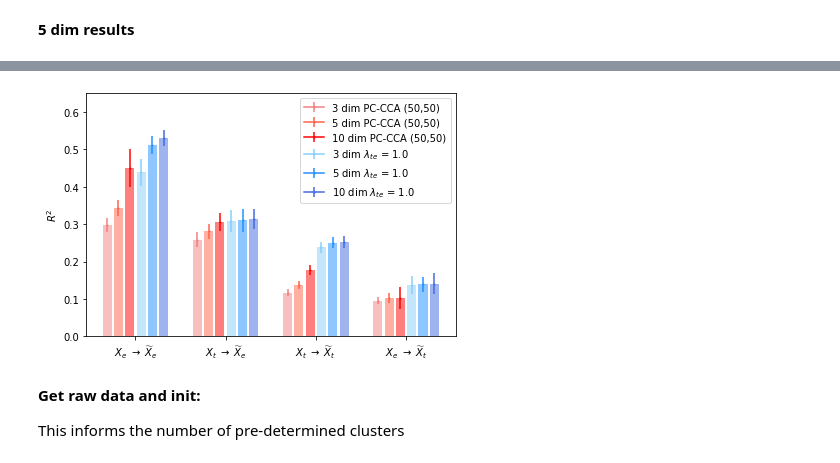
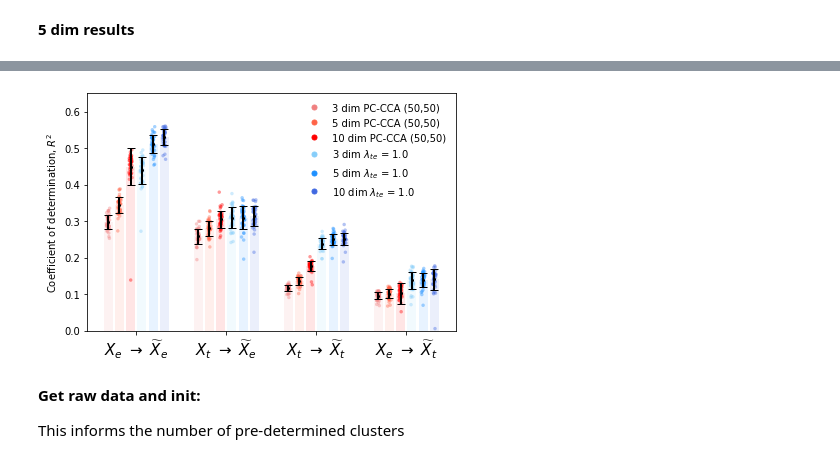
Before and after one commit to AllenInstitute/coupledAE-patchseq, a Jupyter notebook: notebooks/analysis_baselines.ipynb, the cells around one changed output, grey strips where cells are left out. Drawn from its saved outputs; the diff is of its cells as text; code cells hidden in the pictures.

```diff
--- a/analysis_baselines.ipynb
+++ b/notebooks/analysis_baselines.ipynb
@@ -99,3 +59,7 @@ for cv in tqdm(range(n_cvfolds)):
+# %%
+(a,b) = np.unique(O['cluster'],return_counts=True)
+s = list(zip(a,b))
+s.sort(key=lambda x: x[1])
 # %%
 n_min_samples = 6
 dummy_most_freq = DummyClassifier(strategy="most_frequent")
@@ -342,7 +303,9 @@ for cv in tqdm(CVdict.keys()):
 
     for n_classes in np.arange(5,61,5):
 
-        merged_labels, _ = get_merged_ordered_classes(deepcopy(O['cluster']),n_required_classes=n_classes)
+        merged_labels, _ = get_merged_ordered_classes(data_labels=deepcopy(O['cluster']),
+                                                      htree_file=htree_file,
+                                                      n_required_classes=n_classes)
 
         X_train = deepcopy(D[fiton][D['train_ind']])
         y_train = deepcopy(merged_labels[D['train_ind']])
@@ -434,6 +397,10 @@ df.to_csv(res_pth+fname)
 # %%
 import numpy as np
 import pandas as pd
+import matplotlib
+matplotlib.rcParams['pdf.fonttype'] = 42
+matplotlib.rcParams['ps.fonttype'] = 42
+
 import matplotlib.pyplot as plt
 import seaborn as sns
 import scipy.io as sio
@@ -765,4 +798,5 @@ for fname in fname_list:
     df_list.append(pd.read_csv(result_path+fname))
 # %%
 #Remove single cross validation fold - something went wrong here.
-df_list[3].drop(index=35,inplace=True)
+for i in range(len(df_list)):
+    df_list[i].drop(index=35,inplace=True)
@@ -769,44 +884,54 @@ df_list[3].drop(index=35,inplace=True)
 # %%
 col = ['lightcoral','tomato','red',
        'lightskyblue','dodgerblue','royalblue']
-
+#'grey',
+#r'3 dim $\lambda_{te}$ = 1.0, no augmentation',\
 #r'$\lambda_{te}$ = 0.5 (aug)',r'$\lambda_{te}$ = 1.0 (aug)',\
 lbl = ['3 dim PC-CCA (50,50)',\
        '5 dim PC-CCA (50,50)',\
        '10 dim PC-CCA (50,50)',\
        r'3 dim $\lambda_{te}$ = 1.0',\
        r'5 dim $\lambda_{te}$ = 1.0',\
        r'10 dim $\lambda_{te}$ = 1.0']
-
 
 h_list=[]
 plt.figure(figsize=(6,4))
 for grp,key in enumerate(['XE_from_XE_',
                           'XE_from_XT_',
                           'XT_from_XT_',
                           'XT_from_XE_']):
     meas = 'R2_val'
     key = key+meas
     for i,df in enumerate(df_list):
-        plt.bar((i+(8*grp)),np.mean(df[key].values),color=col[i],alpha=0.5)
-        h = plt.errorbar((i+(8*grp)),np.mean(df[key].values),np.std(df[key].values),marker='o',ms=1,color=col[i],label=lbl[i])
-
+        #print(col[i])
+        h_leg=mlines.Line2D([], [], color=col[i] ,linestyle='None', marker='o',markersize=5, label=lbl[i])
+        plt.scatter(x = np.array([i+(8*grp)]*df[key].values.size)+(np.random.rand(df[key].values.size,)-0.5)*0.3,
+                y = df[key].values,
+                s=12,c=col[i],alpha=0.4,label=lbl[i],edgecolor='None')
+        plt.bar((i+(8*grp)),np.mean(df[key].values),color=col[i],alpha=0.1)
+        plt.errorbar((i+(8*grp)),
+                     np.mean(df[key].values),
+                     np.std(df[key].values),
+                     marker='.',ms=4, color='k',capsize=4, lw=2, elinewidth=2)
         if grp==0:
-            h_list.append(h) #To get handles for legends
+            h_list.append(h_leg) #To get handles for legends
             #pass
 
-plt.legend(handles=h_list,labels=lbl)
+plt.legend(handles=h_list,labels=lbl,frameon=False)
 ax = plt.gca()
 ax.set_ylim(0,0.65)
 ax.set_xlabel('')
 ax.set_xticks(np.array([0,1,2,3])*8+2.5)
 ax.set_xticklabels([r'$X_{e}$ $\rightarrow$ $\widetilde{X}_{e}$',
                     r'$X_{t}$ $\rightarrow$ $\widetilde{X}_{e}$',
                     r'$X_{t}$ $\rightarrow$ $\widetilde{X}_{t}$',
                     r'$X_{e}$ $\rightarrow$ $\widetilde{X}_{t}$',])
-ax.set_ylabel(r'$R^2$')
+ax.set_ylabel(r'Coefficient of determination, $R^2$')
+ax.tick_params(axis='x', which='major', labelsize=15)
 plt.tight_layout()
-plt.savefig('/home/rohan/Dropbox/AllenInstitute/CellTypes/doc/Patchseq_NM_2020/reconstruction_dim_dependence.png',dpi=300)
+#plt.savefig('/home/rohan/Dropbox/AllenInstitute/CellTypes/doc/Patchseq_NM_2020/reconstruction_dim_dependence.png',dpi=300)
+plt.savefig('/home/rohan/Dropbox/AllenInstitute/CellTypes/doc/NCS/Fig_ED_5.jpg',dpi=300)
+plt.savefig('/home/rohan/Dropbox/AllenInstitute/CellTypes/doc/NCS/Fig_ED_5.pdf')
 plt.show()
 # %% [output]
-[figure, old version]
+[figure, new version]
```
Also changed, not shown: parts of 23 cells of this notebook, 49 other files.
